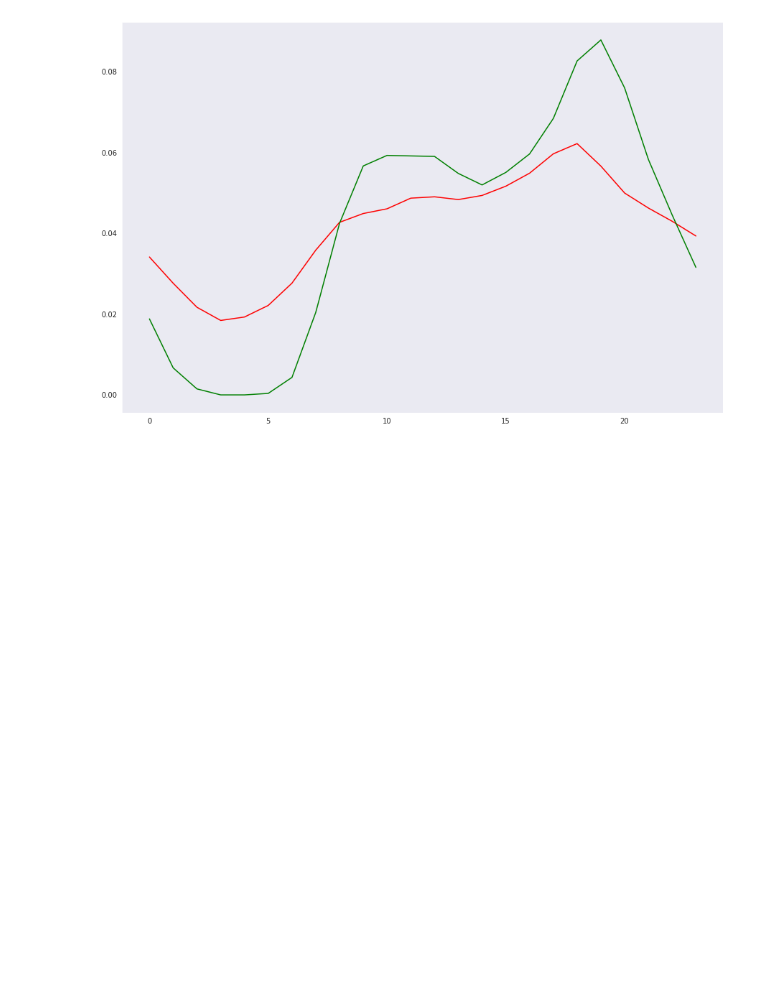
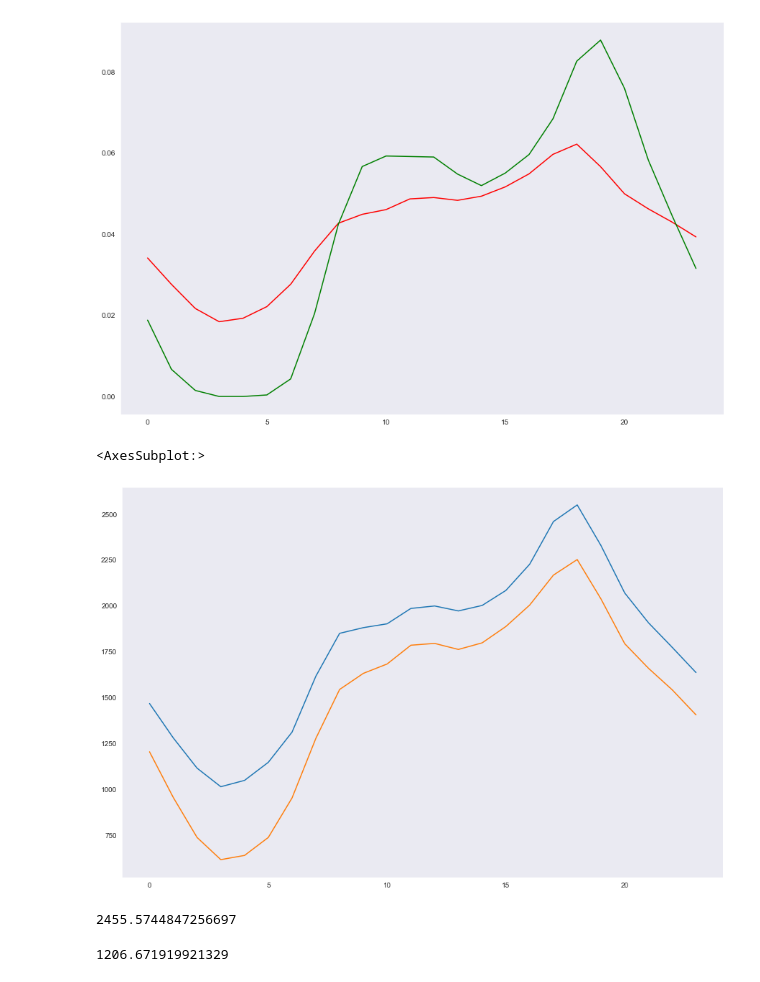
Before and after one commit to NeveIsa/MumbaiMobility, a Jupyter notebook: exploration.ipynb, the cells around one changed output. Saved outputs shown, nothing was run; the diff lists cells and outputs as text; code cells hidden in the pictures; blank space fills up the shorter version.

Commit message:
added npmatrix

```diff
--- a/exploration.ipynb
+++ b/exploration.ipynb
@@ -332,0 +334,16 @@ plt.plot(tomtomnorm,c='g')
+# %%
+# Tensor to Matrix
+
+gd,gs,tslots = nptensor.shape
+
+npmatrix = np.zeros((gd*gs, tslots))
+
+for t in range(tslots):
+    a = nptensor[:,:,t]
+    npmatrix[:,t] = a.flatten()
+# %%
+sns.lineplot(data=npmatrix.std(axis=0))
+sns.lineplot(data=npmatrix.mean(axis=0))
+# %% [output]
+<AxesSubplot:>
+[figure, added]
@@ -332,0 +352,8 @@ plt.plot(tomtomnorm,c='g')
+# %%
+df[df.hod==0].mean_travel_time.mean()
+# %% [output]
+2455.5744847256697
+# %%
+nptensor[:,:,0].mean()
+# %% [output]
+1206.671919921329
```
Also changed, not shown: parts of 7 cells of this notebook.
